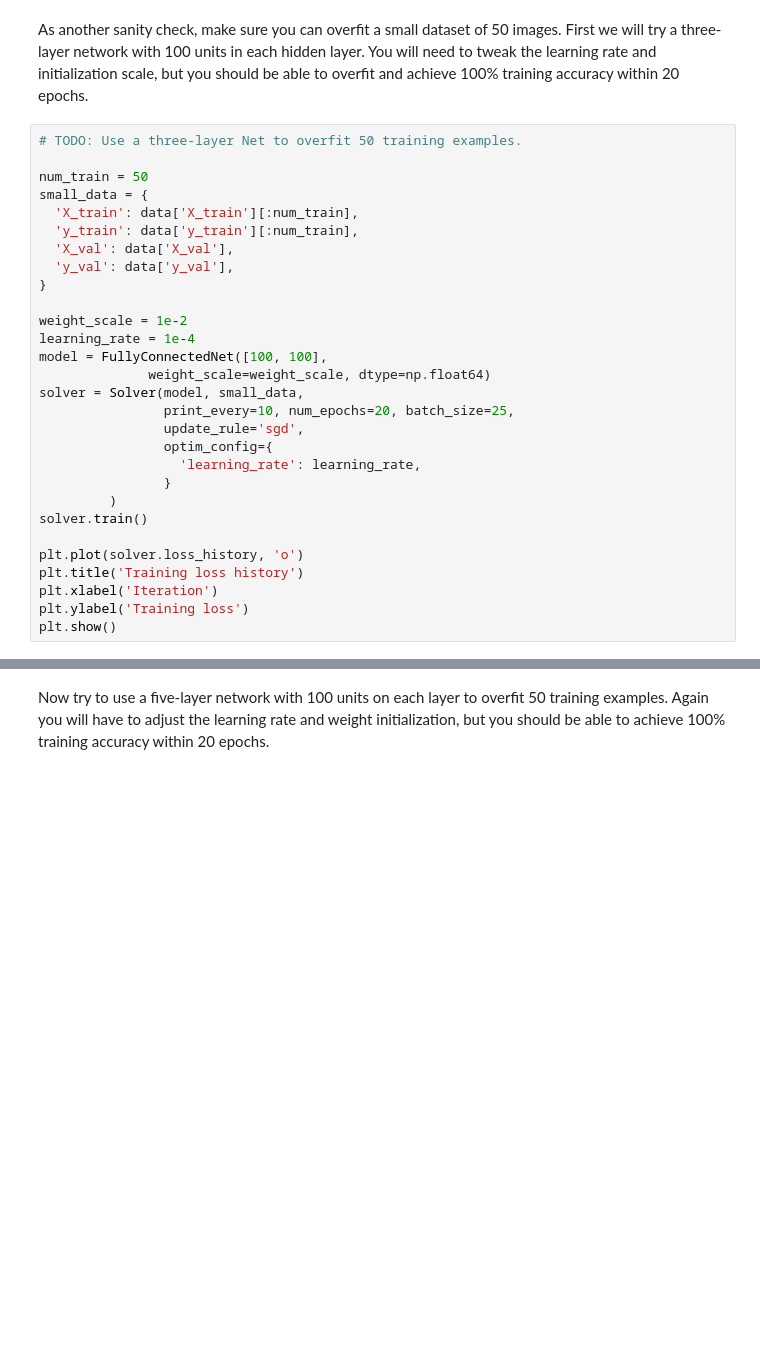
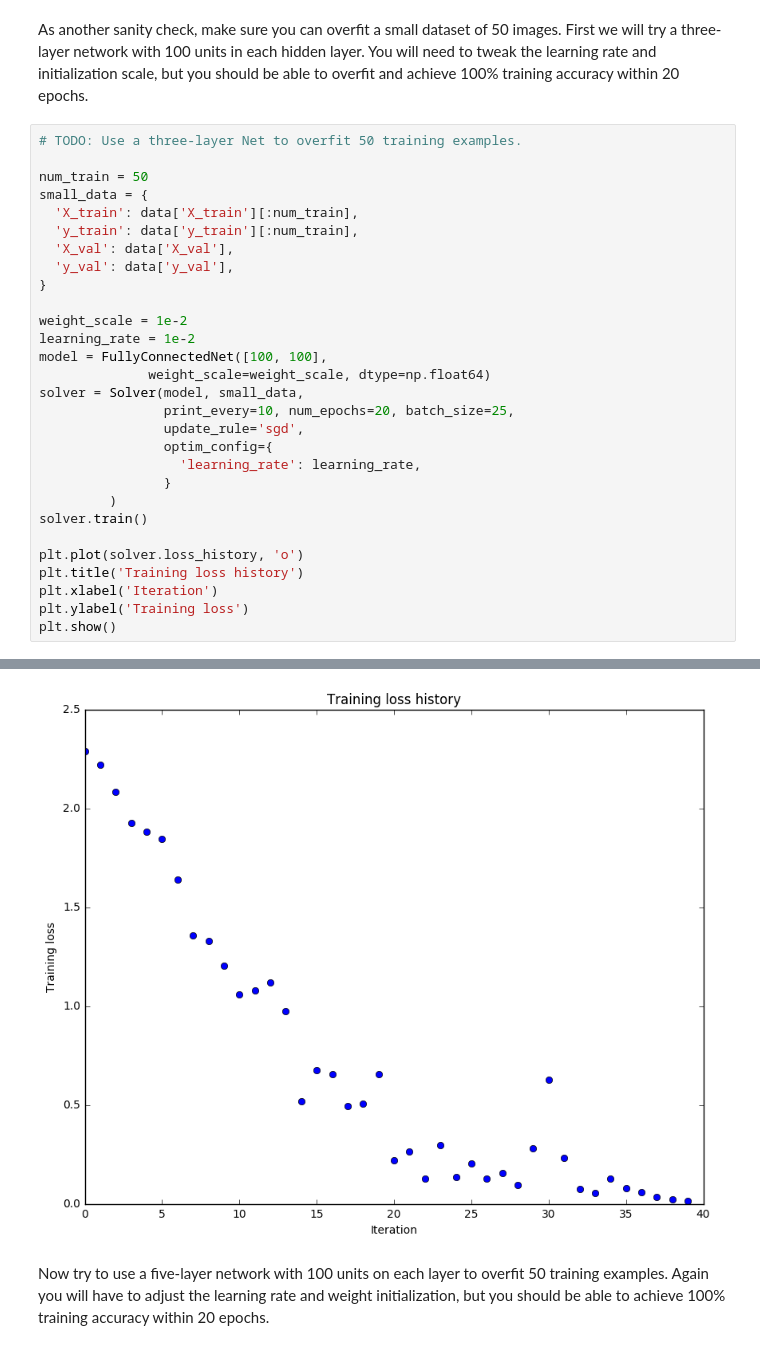
Before and after one commit to movb/cs231n, a Jupyter notebook: assignment2/FullyConnectedNets.ipynb, the cells around one changed output, grey strips where cells are left out. Drawn from its saved outputs; the diff is of its cells as text; blank space fills up the shorter version.

```diff
--- a/assignment2/FullyConnectedNets.ipynb
+++ b/assignment2/FullyConnectedNets.ipynb
@@ -418,7 +435,7 @@ small_data = {
 }
 
 weight_scale = 1e-2
-learning_rate = 1e-4
+learning_rate = 1e-2
 model = FullyConnectedNet([100, 100],
               weight_scale=weight_scale, dtype=np.float64)
 solver = Solver(model, small_data,
@@ -435,3 +452,4 @@ plt.title('Training loss history')
 plt.xlabel('Iteration')
 plt.ylabel('Training loss')
 plt.show()
+# %% [output]
@@ -438,3 +473,4 @@ plt.show()
+[figure, added]
 # %% [markdown]
 Now try to use a five-layer network with 100 units on each layer to overfit 50 training examples. Again you will have to adjust the learning rate and weight initialization, but you should be able to achieve 100% training accuracy within 20 epochs.
 # %%
```
Also changed, not shown: parts of 5 cells of this notebook, 1 other file.
